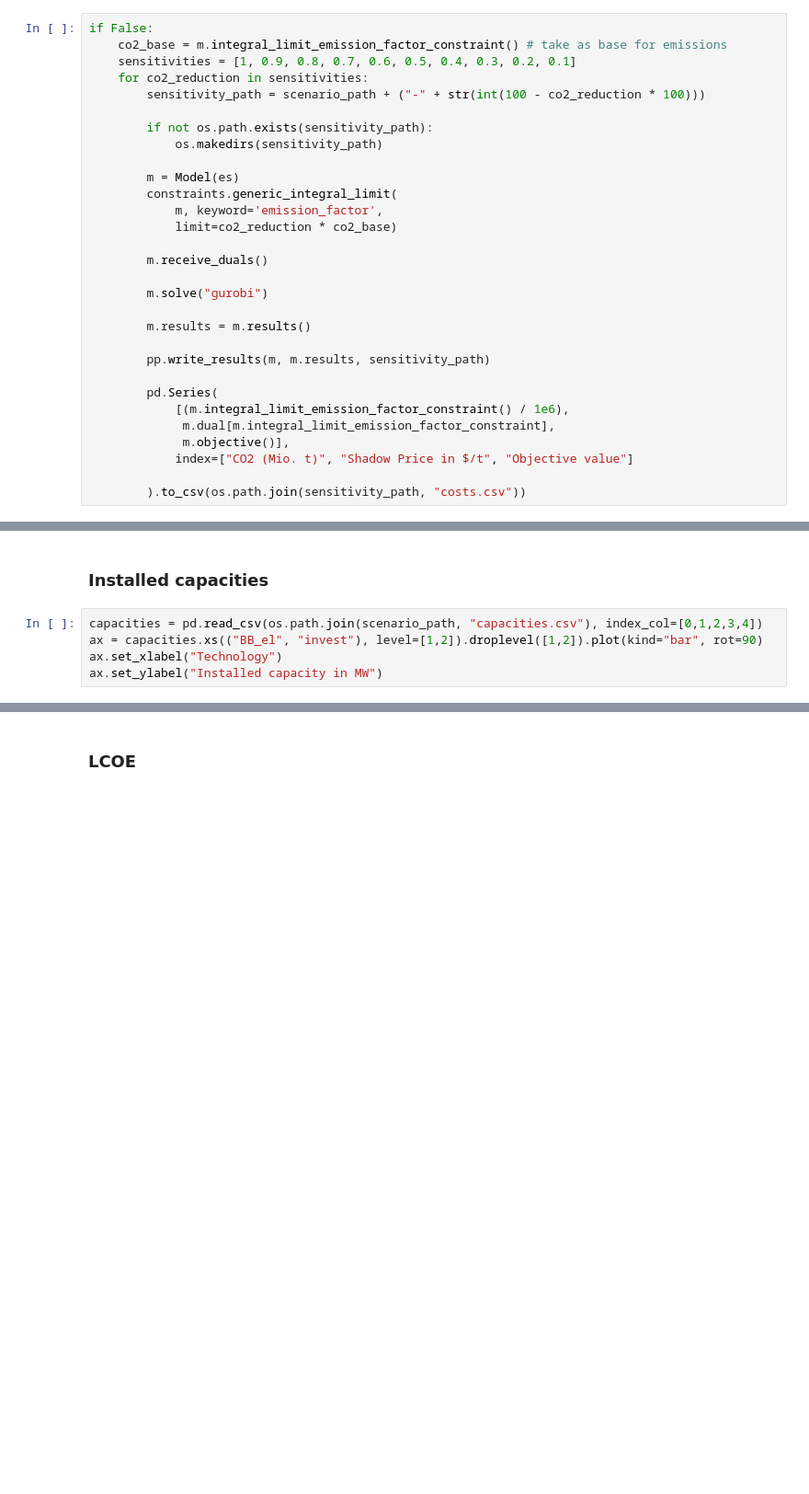
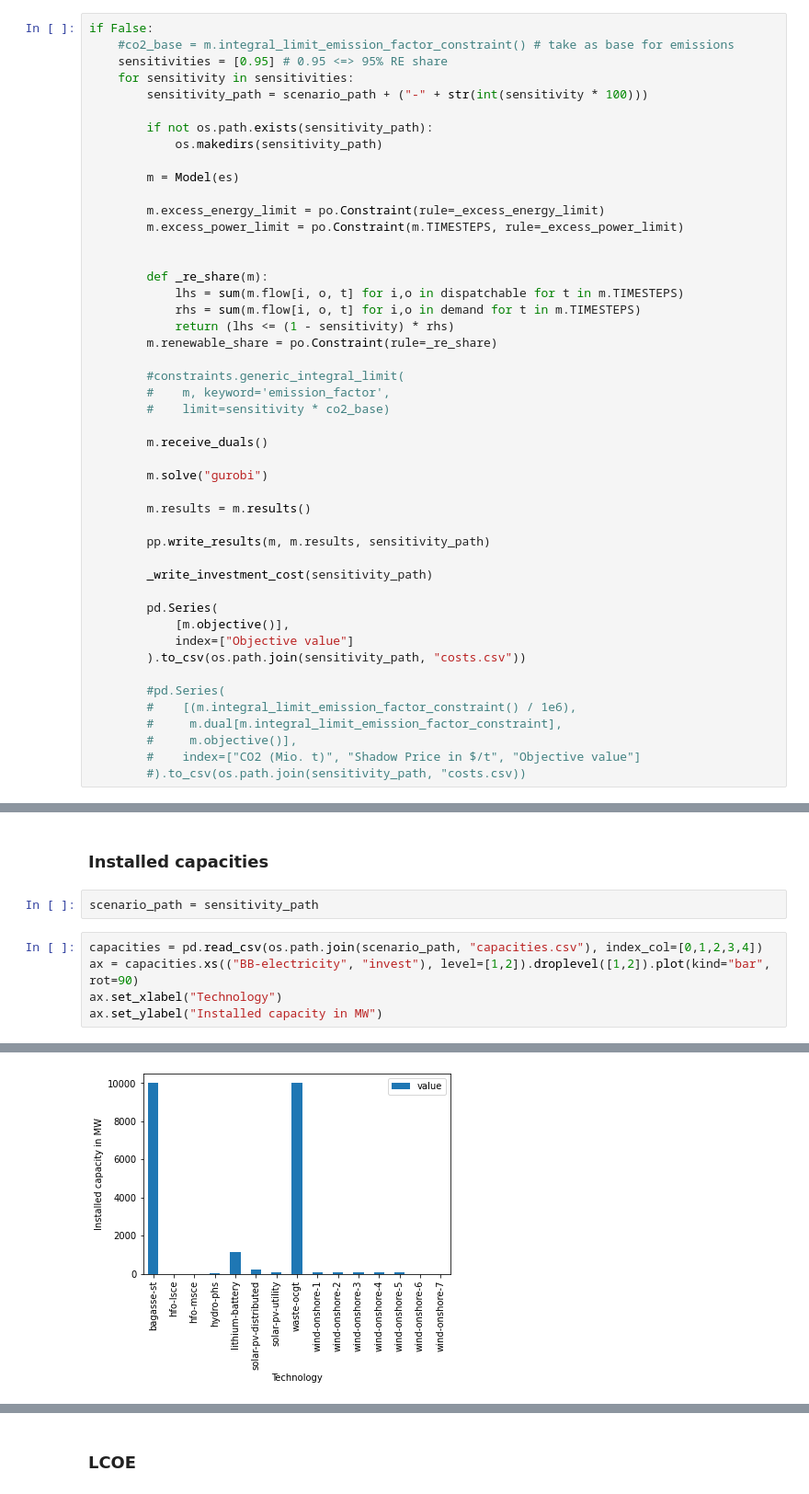
Before and after one commit to znes/oemof-barbados, a Jupyter notebook: model.ipynb, the cells around one changed output, grey strips where cells are left out. Shown at 92% size. Saved outputs shown, nothing was run; the diff lists cells and outputs as text; blank space fills up the shorter version.

Commit message:
Update model, scripts, scenarios etc

```diff
--- a/model.ipynb
+++ b/model.ipynb
@@ -460,18 +567,29 @@ if co2_limit is not None:
 To use this, adapt to your needs.
 # %%
 if False:
-    co2_base = m.integral_limit_emission_factor_constraint() # take as base for emissions
-    sensitivities = [1, 0.9, 0.8, 0.7, 0.6, 0.5, 0.4, 0.3, 0.2, 0.1]
-    for co2_reduction in sensitivities:
-        sensitivity_path = scenario_path + ("-" + str(int(100 - co2_reduction * 100)))
+    #co2_base = m.integral_limit_emission_factor_constraint() # take as base for emissions
+    sensitivities = [0.95] # 0.95 <=> 95% RE share
+    for sensitivity in sensitivities:
+        sensitivity_path = scenario_path + ("-" + str(int(sensitivity * 100)))
 
         if not os.path.exists(sensitivity_path):
             os.makedirs(sensitivity_path)
 
         m = Model(es)
-        constraints.generic_integral_limit(
-            m, keyword='emission_factor',
-            limit=co2_reduction * co2_base)
+
+        m.excess_energy_limit = po.Constraint(rule=_excess_energy_limit)
+        m.excess_power_limit = po.Constraint(m.TIMESTEPS, rule=_excess_power_limit)
+
+
+        def _re_share(m):
+            lhs = sum(m.flow[i, o, t] for i,o in dispatchable for t in m.TIMESTEPS)
+            rhs = sum(m.flow[i, o, t] for i,o in demand for t in m.TIMESTEPS)
+            return (lhs <= (1 - sensitivity) * rhs)
+        m.renewable_share = po.Constraint(rule=_re_share)
+
+        #constraints.generic_integral_limit(
+        #    m, keyword='emission_factor',
+        #    limit=sensitivity * co2_base)
 
         m.receive_duals()
 
@@ -481,19 +599,28 @@ if False:
 
         pp.write_results(m, m.results, sensitivity_path)
 
+        _write_investment_cost(sensitivity_path)
+
         pd.Series(
-            [(m.integral_limit_emission_factor_constraint() / 1e6),
-             m.dual[m.integral_limit_emission_factor_constraint],
-             m.objective()],
-            index=["CO2 (Mio. t)", "Shadow Price in $/t", "Objective value"]
+            [m.objective()],
+            index=["Objective value"]
+        ).to_csv(os.path.join(sensitivity_path, "costs.csv"))
 
-        ).to_csv(os.path.join(sensitivity_path, "costs.csv"))
+        #pd.Series(
+        #    [(m.integral_limit_emission_factor_constraint() / 1e6),
+        #     m.dual[m.integral_limit_emission_factor_constraint],
+        #     m.objective()],
+        #    index=["CO2 (Mio. t)", "Shadow Price in $/t", "Objective value"]
+        #).to_csv(os.path.join(sensitivity_path, "costs.csv))
 # %% [markdown]
 ## Visualization
 # %% [markdown]
 ### Installed capacities
+# %%
+scenario_path = sensitivity_path
 # %%
 capacities = pd.read_csv(os.path.join(scenario_path, "capacities.csv"), index_col=[0,1,2,3,4])
-ax = capacities.xs(("BB_el", "invest"), level=[1,2]).droplevel([1,2]).plot(kind="bar", rot=90)
+ax = capacities.xs(("BB-electricity", "invest"), level=[1,2]).droplevel([1,2]).plot(kind="bar", rot=90)
 ax.set_xlabel("Technology")
 ax.set_ylabel("Installed capacity in MW")
+# %% [output]
@@ -500,3 +628,4 @@ ax.set_ylabel("Installed capacity in MW")
+[figure, added]
 # %%
 filling = pd.read_csv(os.path.join(scenario_path, "filling_levels.csv"), index_col=[0], parse_dates=True)
 ax = filling.plot()
```
Also changed, not shown: parts of 27 cells of this notebook, 24 other files.
